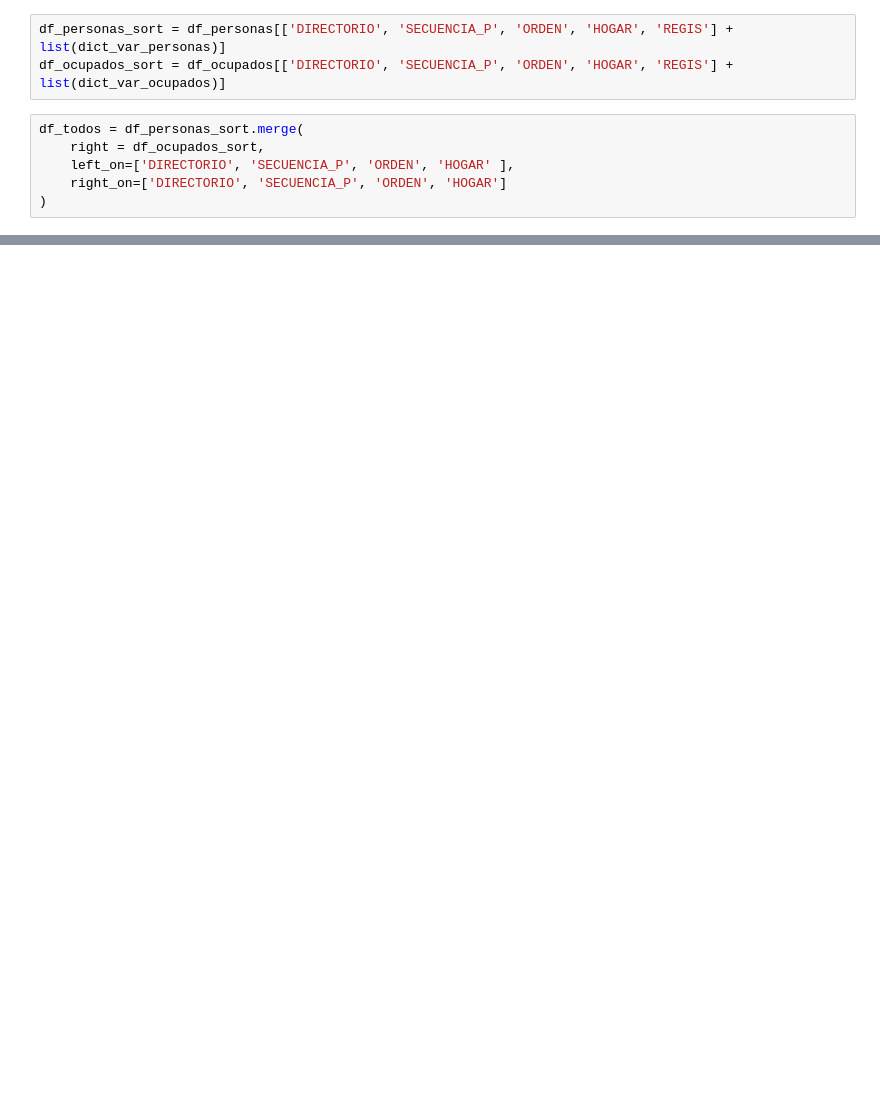
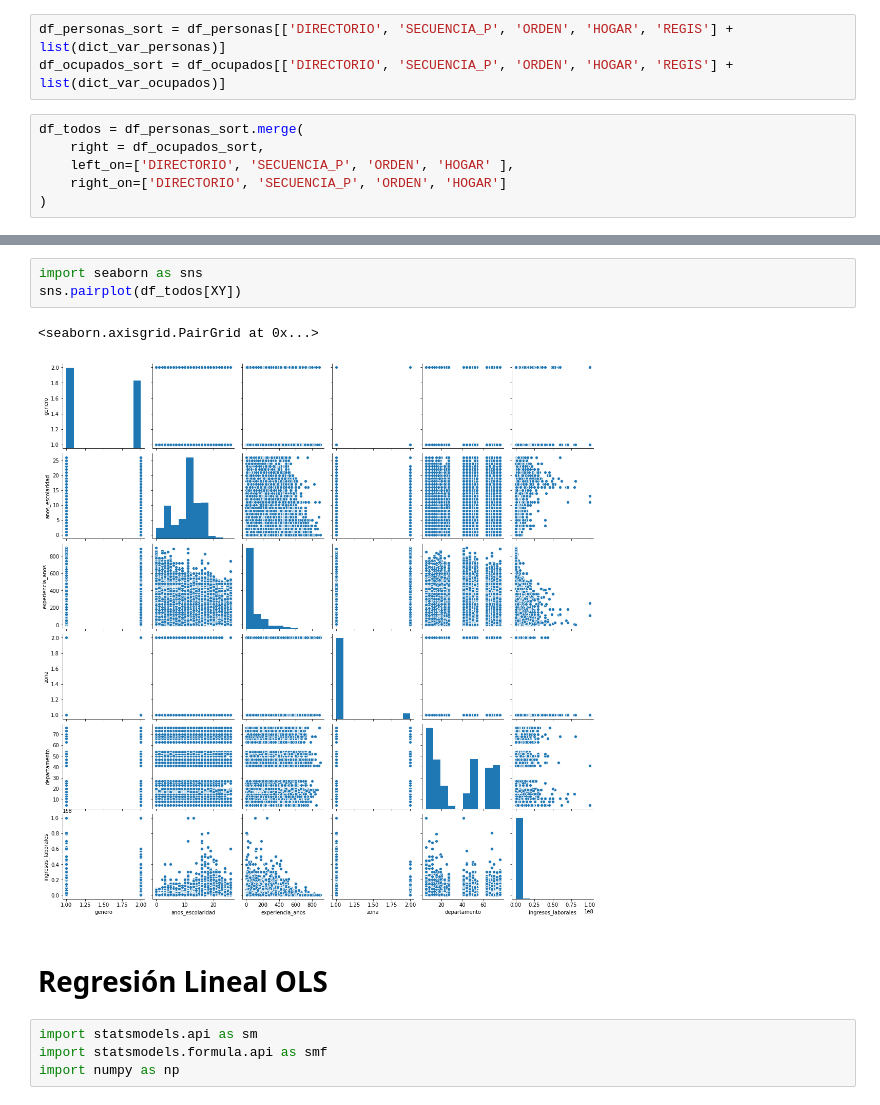
Before and after one commit to aleman844/brechassalariales, a Jupyter notebook: Notebooks/datacleaning.ipynb, the cells around one changed output, grey strips where cells are left out. Saved outputs shown, nothing was run; the diff lists cells and outputs as text; blank space fills up the shorter version.

```diff
--- a/Notebooks/datacleaning.ipynb
+++ b/Notebooks/datacleaning.ipynb
@@ -151,0 +185,12 @@ df_todos[['P6210',
+# %%
+import seaborn as sns
+sns.pairplot(df_todos[XY])
+# %% [output]
+<seaborn.axisgrid.PairGrid at 0x...>
+[figure, added]
+# %% [markdown]
+# Regresión Lineal OLS
+# %%
+import statsmodels.api as sm
+import statsmodels.formula.api as smf
+import numpy as np
```
Also changed, not shown: parts of 31 cells of this notebook, 7 other files.
